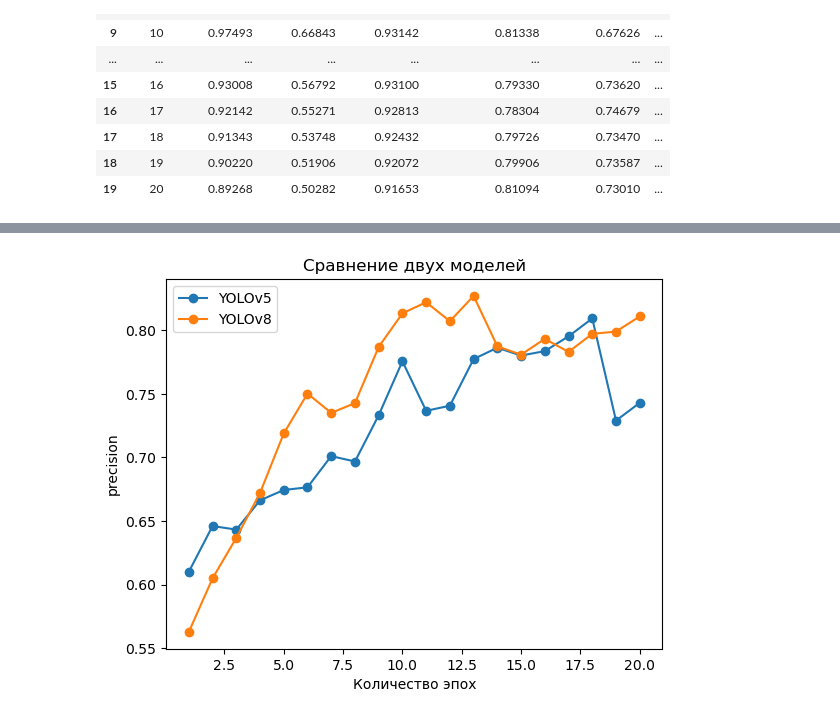
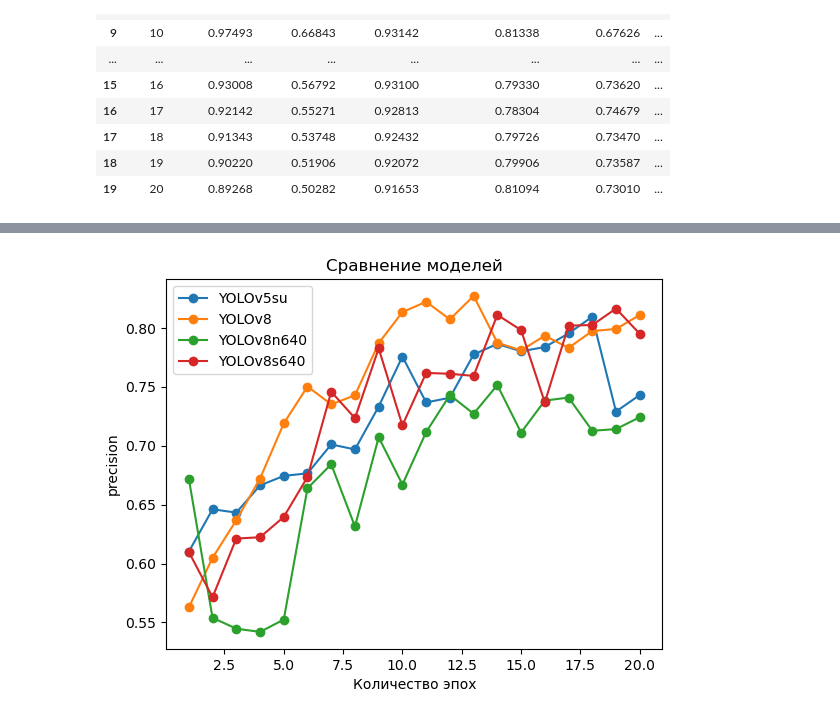
Before and after one commit to basil-77/itmo_deep_learning_in_practice, a Jupyter notebook: draft/result.ipynb, the cells around one changed output, grey strips where cells are left out. Saved outputs shown, nothing was run; the diff lists cells and outputs as text; code cells hidden in the pictures.

```diff
--- a/draft/result.ipynb
+++ b/draft/result.ipynb
@@ -7,3 +4,8 @@ v5 = pd.read_csv('/Users/muzafarov/Desktop/results_v5.csv')
+# %%
+v8 = pd.read_csv('/Users/muzafarov/Desktop/MyEducation/DeepLearningInPractice/itmo_deep_learning_in_practice/tables/results_v8.csv')
+v5su = pd.read_csv('/Users/muzafarov/Desktop/MyEducation/DeepLearningInPractice/itmo_deep_learning_in_practice/tables/results_v5su.csv')
+v8n640 = pd.read_csv('/Users/muzafarov/Desktop/MyEducation/DeepLearningInPractice/itmo_deep_learning_in_practice/tables/results_v8n640.csv')
+v8s640 = pd.read_csv('/Users/muzafarov/Desktop/MyEducation/DeepLearningInPractice/itmo_deep_learning_in_practice/tables/results_v8s640.csv')
 # %%
 v8
 # %% [output]
@@ -47,30 +65,45 @@ v5
 # %%
-import matplotlib.pyplot as plt
-
 # Данные для первого источника
-x_values1 = v5['                  epoch']
-y_values1 = v5['   metrics/precision(B)']
+x_values1 = v5su['                  epoch']
+y_values1 = v5su['   metrics/precision(B)']
 
 # Данные для второго источника
 x_values2 = v8['                  epoch']
 y_values2 = v8['   metrics/precision(B)']
 
+# Данные для третьего источника
+x_values3 = v8n640['                  epoch']
+y_values3 = v8n640['   metrics/precision(B)']
+
+# Данные для четвертого источника
+x_values4 = v8s640['                  epoch']
+y_values4 = v8s640['   metrics/precision(B)']
+
 # Построение линейного графика для первого источника
-plt.plot(x_values1, y_values1, label='YOLOv5', marker='o')
+plt.plot(x_values1, y_values1, label='YOLOv5su', marker='o')
 
 # Построение линейного графика для второго источника
 plt.plot(x_values2, y_values2, label='YOLOv8', marker='o')
 
+# Построение линейного графика для второго источника
+plt.plot(x_values3, y_values3, label='YOLOv8n640', marker='o')
+
+# Построение линейного графика для второго источника
+plt.plot(x_values4, y_values4, label='YOLOv8s640', marker='o')
+
 # Добавление заголовка и меток осей
-plt.title('Сравнение двух моделей')
+plt.title('Сравнение моделей')
 plt.xlabel('Количество эпох')
 plt.ylabel('precision')
 
 # Добавление легенды
 plt.legend()
 
+# Сохранение графика
+plt.savefig('/Users/muzafarov/Desktop/MyEducation/DeepLearningInPractice/itmo_deep_learning_in_practice/img/precision.png', format='png')
+
 # Отображение графика
 plt.show()
 # %% [output]
-[figure, old version]
+[figure, new version]
 # %%
```
Also changed, not shown: parts of 10 cells of this notebook, 2 other files.
